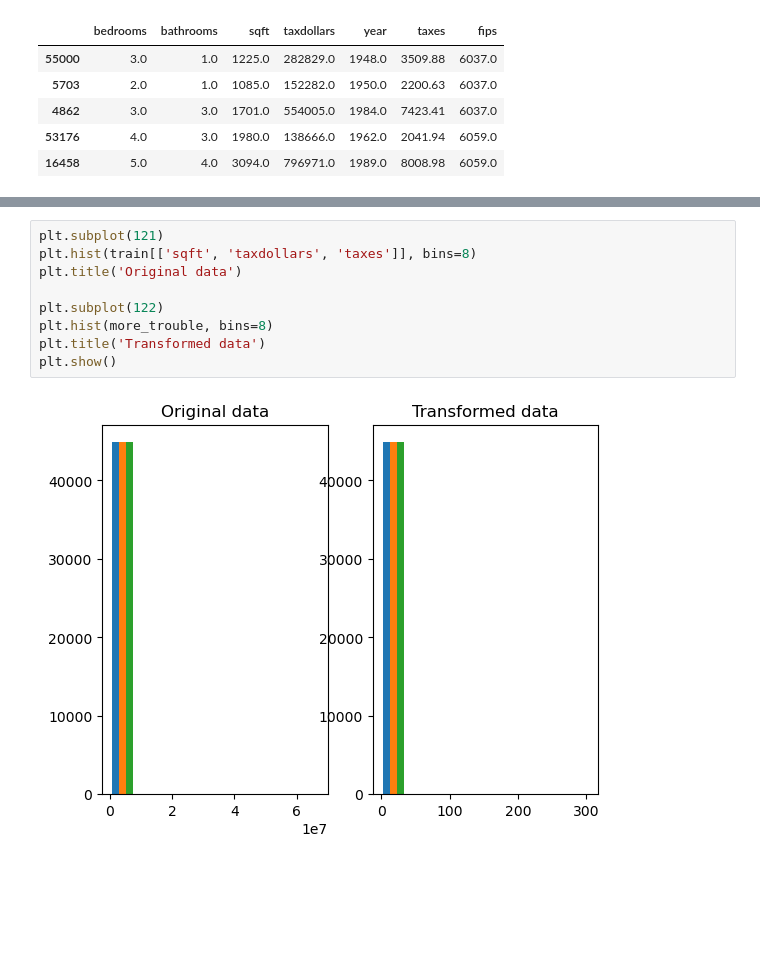
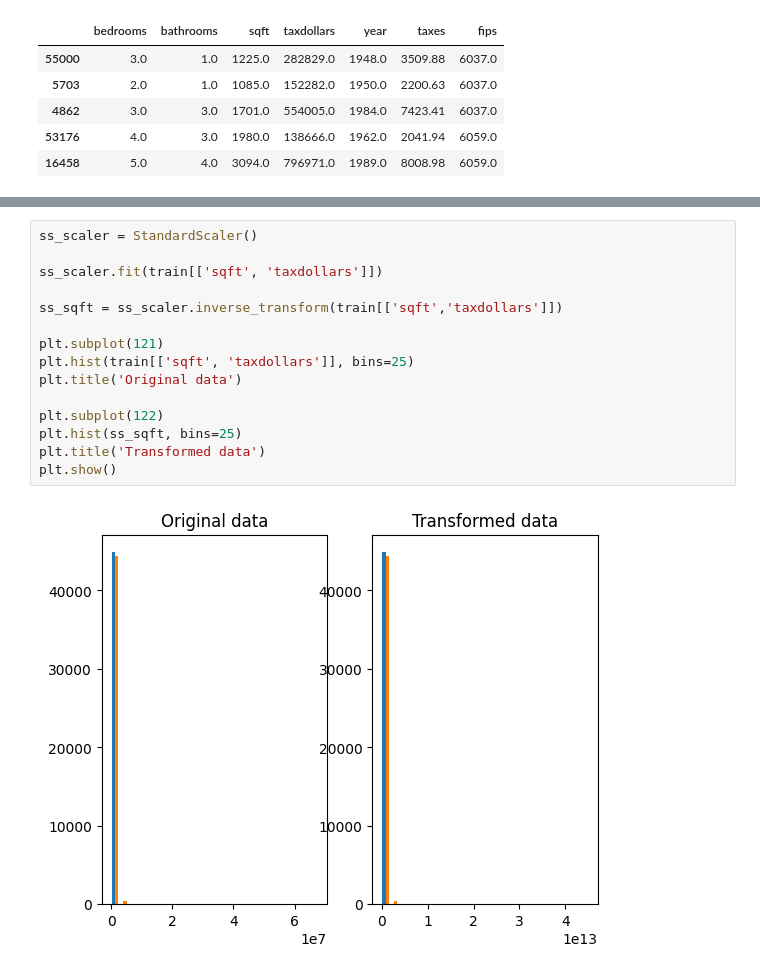
Before and after one commit to jacobpanyathong1/regression-exercises, a Jupyter notebook: scaling.ipynb, the cells around one changed output, grey strips where cells are left out. Cells and saved outputs as stored; diff of their text form; blank space fills up the shorter version.

```diff
--- a/scaling.ipynb
+++ b/scaling.ipynb
@@ -125,11 +173,17 @@ more_trouble = rs_scaler.transform((train[['sqft', 'taxdollars', 'taxes', ]]))
 # %%
+ss_scaler = StandardScaler()
+
+ss_scaler.fit(train[['sqft', 'taxdollars']])
+
+ss_sqft = ss_scaler.inverse_transform(train[['sqft','taxdollars']])
+
 plt.subplot(121)
-plt.hist(train[['sqft', 'taxdollars', 'taxes']], bins=8)
+plt.hist(train[['sqft', 'taxdollars']], bins=25)
 plt.title('Original data')
 
 plt.subplot(122)
-plt.hist(more_trouble, bins=8)
+plt.hist(ss_sqft, bins=25)
 plt.title('Transformed data')
 plt.show()
 # %% [output]
-[figure, old version]
+[figure, new version]
```
Also changed, not shown: parts of 29 cells of this notebook.
